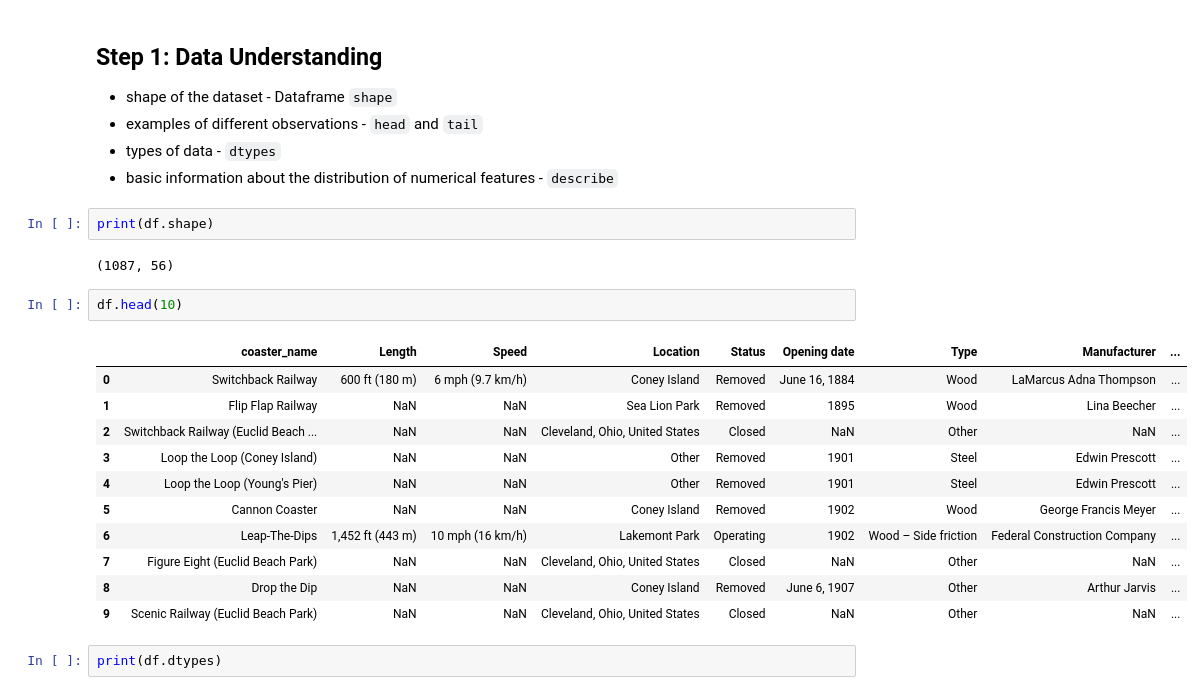
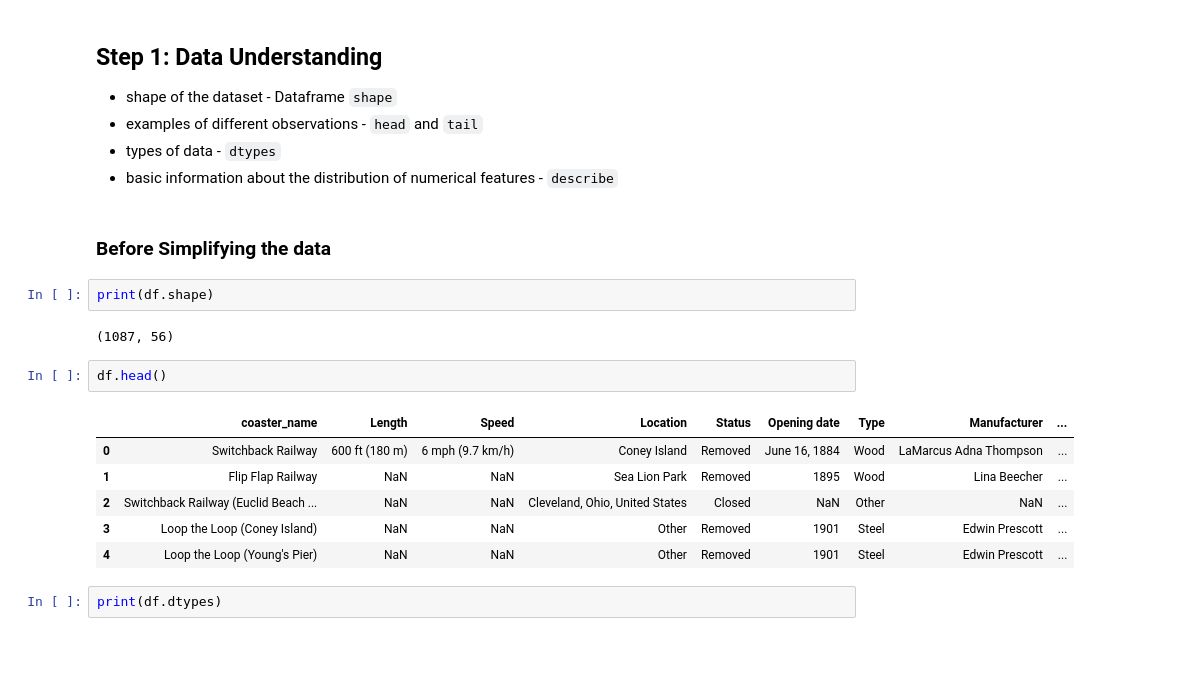
Before and after one commit to Pawcharz/Statistics-Analysis-Playground, a Jupyter notebook: rollercoaster/exploratory-data-analysis.ipynb, the cells around one changed output. Drawn from its saved outputs; the diff is of its cells as text; blank space fills up the shorter version.

```diff
--- a/rollercoaster/exploratory-data-analysis.ipynb
+++ b/rollercoaster/exploratory-data-analysis.ipynb
@@ -27,24 +27,21 @@ df = pd.read_csv('./data/coaster_db.csv')
 - examples of different observations - `head` and `tail`
 - types of data - `dtypes`
 - basic information about the distribution of numerical features - `describe`
+# %% [markdown]
+### Before Simplifying the data
 # %%
 print(df.shape)
 # %% [output]
 (1087, 56)
 # %%
-df.head(10)
+df.head()
 # %% [output]
 |  | coaster_name | Length | Speed | Location | Status | Opening date | Type | Manufacturer | ... |
 | 0 | Switchback Railway | 600 ft (180 m) | 6 mph (9.7 km/h) | Coney Island | Removed | June 16, 1884 | Wood | LaMarcus Adna Thompson | ... |
 | 1 | Flip Flap Railway | NaN | NaN | Sea Lion Park | Removed | 1895 | Wood | Lina Beecher | ... |
 | 2 | Switchback Railway (Euclid Beach ... | NaN | NaN | Cleveland, Ohio, United States | Closed | NaN | Other | NaN | ... |
 | 3 | Loop the Loop (Coney Island) | NaN | NaN | Other | Removed | 1901 | Steel | Edwin Prescott | ... |
 | 4 | Loop the Loop (Young's Pier) | NaN | NaN | Other | Removed | 1901 | Steel | Edwin Prescott | ... |
-| 5 | Cannon Coaster | NaN | NaN | Coney Island | Removed | 1902 | Wood | George Francis Meyer | ... |
-| 6 | Leap-The-Dips | 1,452 ft (443 m) | 10 mph (16 km/h) | Lakemont Park | Operating | 1902 | Wood – Side friction | Federal Construction Company | ... |
-| 7 | Figure Eight (Euclid Beach Park) | NaN | NaN | Cleveland, Ohio, United States | Closed | NaN | Other | NaN | ... |
-| 8 | Drop the Dip | NaN | NaN | Coney Island | Removed | June 6, 1907 | Other | Arthur Jarvis | ... |
-| 9 | Scenic Railway (Euclid Beach Park) | NaN | NaN | Cleveland, Ohio, United States | Closed | NaN | Other | NaN | ... |
 # %%
 print(df.dtypes)
 # %% [output]
```
Also changed, not shown: parts of 5 cells of this notebook.
